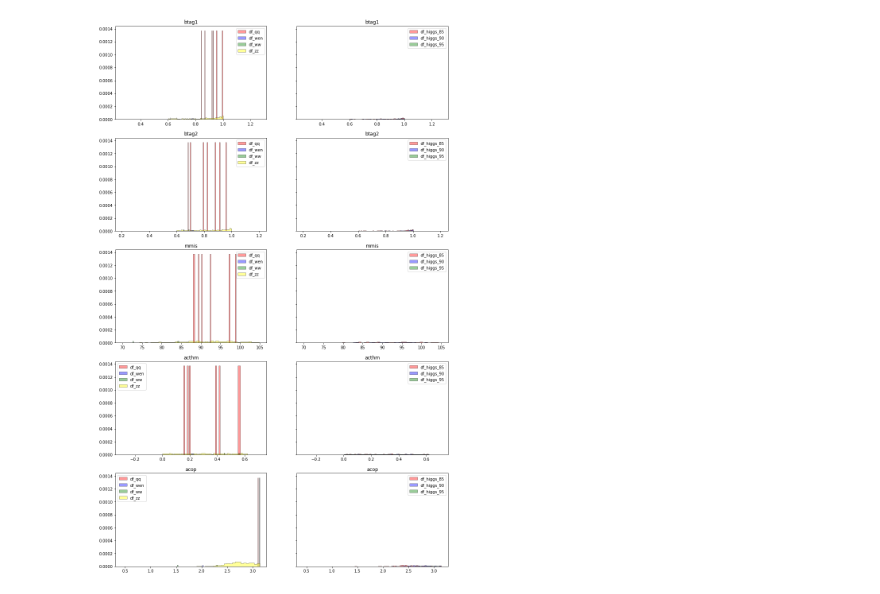
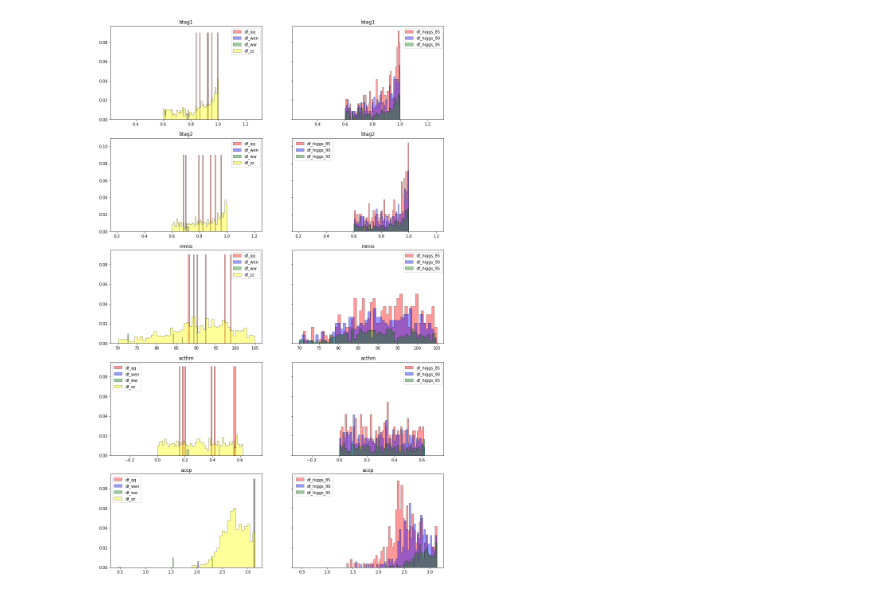
Before and after one commit to irenecortinovis/HiggsSearch-LEP, a Jupyter notebook: cuts.ipynb, the cells around one changed output. Drawn from its saved outputs; the diff is of its cells as text; code cells hidden in the pictures.

```diff
--- a/cuts.ipynb
+++ b/cuts.ipynb
@@ -99,28 +99,3 @@ for channel in channels:
     #fill dataframes lists
     df_names.append(dfname)
     df_list.append(vars()[dfname])
-# %%
-#find n of events
-sumbkg = 0
-ndata = 0
-
-for dfname in df_names:
-    index = df_names.index(dfname)
-    if bkgsigdata[index] == 'sgn':
-        scalef = scalefactor(int_lumi, n_events(df_list[index]), dfxsec(dfname, df_names), 1)
-        weights = scalef*np.ones_like(np.linspace(1,n_events(df_list[index]), n_events(df_list[index])))
-        nevents=((n_events(df_list[index]))*scalef)
-        print (dfname, nevents)
-    elif bkgsigdata[index] == 'bkg':
-        scalef = scalefactor(int_lumi, n_events(df_list[index]), dfxsec(dfname, df_names), 1)
-        weights = scalef*np.ones_like(np.linspace(1,n_events(df_list[index]), n_events(df_list[index])))
-        nevents=((n_events(df_list[index]))*scalef)
-        sumbkg += nevents
-        print (dfname, nevents)
-    elif bkgsigdata[index] == 'data':
-        ndata=n_events(df_list[index])
-        print (dfname, ndata)
-
-print('\ntotal bkg: ', sumbkg)
-ratio = sumbkg/ndata
-print('\nratio: ', ratio)
@@ -324,43 +307,37 @@ nevents = [0]*len(df_list)
 
 
 for varname in varlist:
     index_var = varlist.index(varname)
     for dfname in df_names:
         index = df_names.index(dfname)
 
         #backgrounds
         if bkgsigdata[index] == 'bkg':
             #plot histograms (normalised area to 1)
             #axs[index_var,0].hist((df_list_cut[index])[varname], bins=bins, color=colors[index%len(colors)], ec="black", histtype="stepfilled", label=dfname, alpha=0.4)
-            if(n_events(df_list_cut[index]) != 0):
+            if(n_events_real(df_list_cut[index]) != 0):
                 #calculate scale factor (xs) and plot histograms
-                scalef = scalefactor(int_lumi, n_events(df_list[index]), dfxsec(dfname, df_names), ratio)
-                weights = scalef*np.ones_like(np.linspace(1,n_events(df_list_cut[index]), n_events(df_list_cut[index])))
+                scalef = scalefactor(int_lumi, n_events_mc(dfname, df_names, nevents_nom), dfxsec(dfname, df_names))
+                weights = scalef*np.ones_like((df_list_cut[index])[varname])
                 axs[index_var,0].hist(((df_list_cut[index])[varname]), bins=bins, weights=weights, color=colors[index%len(colors)], ec="black", histtype="stepfilled", label=dfname, alpha=0.4)
-                nevents[index]=((n_events(df_list_cut[index]))*scalef)
-            else:
-                nevents[index]=0
 
         #signals
         if bkgsigdata[index] == 'sgn':
             #plot histograms (normalised area to 1)
             #axs[index_var,1].hist((df_list_cut[index])[varname], bins=bins, color=colors[index%len(colors)], ec="black", histtype="stepfilled", label=dfname, alpha=0.4)
 
             #calculate scale factor (xs) and plot histograms
-            if(n_events(df_list_cut[index]) != 0):
-                scalef = scalefactor(int_lumi, n_events(df_list[index]), dfxsec(dfname, df_names), ratio)
-                weights = scalef*np.ones_like(np.linspace(1,n_events(df_list_cut[index]), n_events(df_list_cut[index])))
+            if(n_events_real(df_list_cut[index]) != 0):
+                scalef = scalefactor(int_lumi, n_events_mc(dfname, df_names, nevents_nom), dfxsec(dfname, df_names))
+                weights = scalef*np.ones_like((df_list_cut[index])[varname])
                 axs[index_var,1].hist(((df_list_cut[index])[varname]), bins=bins, weights=weights, color=colors[index%len(colors)], ec="black", histtype="stepfilled", label=dfname, alpha=0.4)
-                nevents[index]=((n_events(df_list_cut[index]))*scalef)
-            else:
-                nevents[index] = 0
     #plot title and legend for background (left) and signal (right)
     axs[index_var,0].set_title(varname)
     axs[index_var,0].legend(loc='best')
     axs[index_var,1].set_title(varname)
     axs[index_var,1].legend(loc='best')
 
 
 plt.show()
 # %% [output]
-[figure, old version]
+[figure, new version]
```
Also changed, not shown: parts of 4 cells of this notebook, 5 other files.
